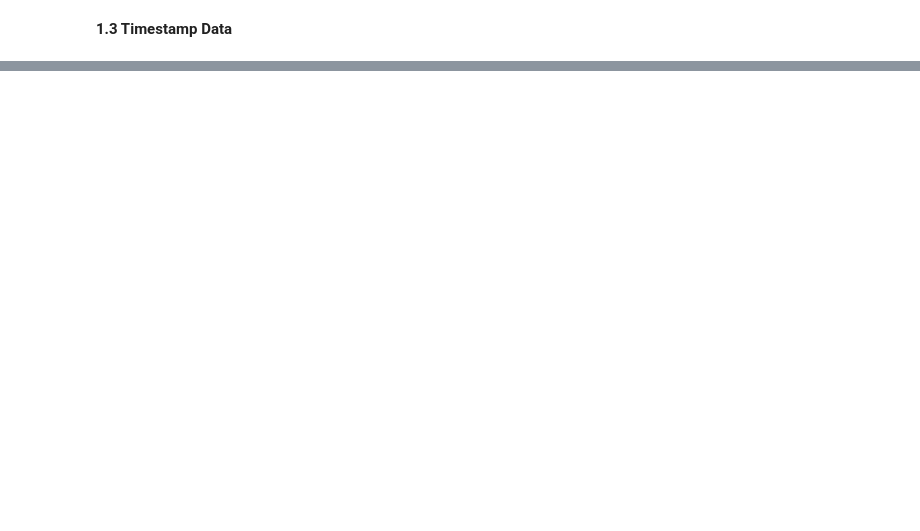
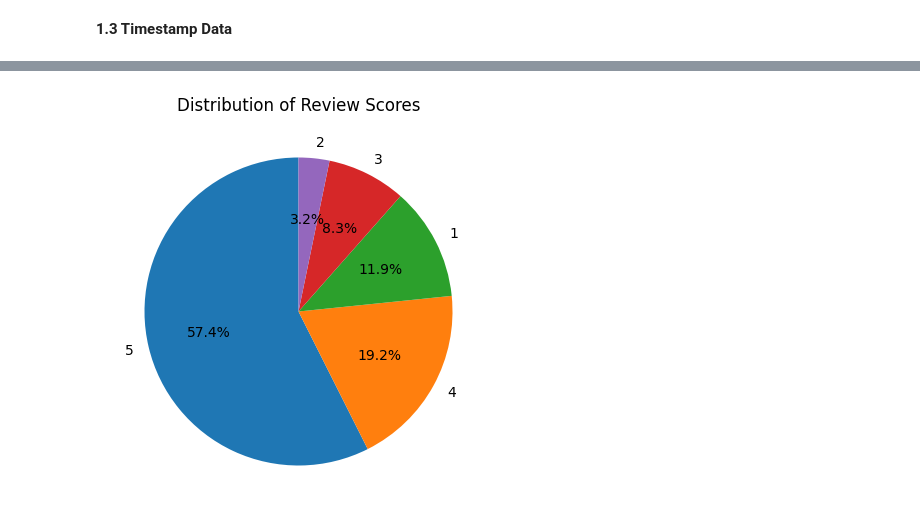
Before and after one commit to MDA1422/BIDM_Tasks, a Jupyter notebook: BIDM_Assignment.ipynb, the cells around one changed output, grey strips where cells are left out. Drawn from its saved outputs; the diff is of its cells as text; code cells hidden in the pictures; blank space fills up the shorter version.

```diff
--- a/BIDM_Assignment.ipynb
+++ b/BIDM_Assignment.ipynb
@@ -360,0 +361,44 @@ olist_orders_dataset.csv: order_purchase_timestamp
+# %%
+
+
+datasets_path = '/content/drive/MyDrive/olist_data'
+
+dataframes = {}
+
+# Loop through the files in the datasets_path
+for filename in os.listdir(datasets_path):
+    if filename.endswith('.csv'):
+        file_path = os.path.join(datasets_path, filename)
+
+        # Read the CSV file into a pandas DataFrame
+        df = pd.read_csv(file_path, encoding='latin-1')
+
+        # Store the DataFrame in the dictionary using the filename as the key
+        dataframes[filename] = df
+
+df1 = dataframes['olist_order_reviews_dataset.csv']
+df2 = dataframes['olist_orders_dataset.csv']
+df3 = df1['review_score']
+df4 = df2['order_id']
+
+# Calculate the counts of each review score
+score_counts = df1['review_score'].value_counts()
+
+# Calculate the percentages of each score
+score_percentages = (score_counts / score_counts.sum()) * 100
+
+# Create a pie chart
+plt.figure(figsize=(5, 5))
+plt.pie(score_percentages, labels=score_percentages.index, autopct='%1.1f%%', startangle=90)
+plt.title('Distribution of Review Scores')
+plt.show()
+# Extract the order_id from the filtered DataFrame
+low_rating_order_ids = filtered_df1['order_id'].tolist()
+
+# Merge filtered_df1 with df2 to get customer_id
+low_r_customer = pd.merge(filtered_df1[['order_id']], df2[['order_id', 'customer_id']], on='order_id', how='left')
+
+# Get the unique customer IDs
+low_r_customer_ids = low_r_customer['customer_id'].unique().tolist()
+# %% [output]
+[figure, added]
```
Also changed, not shown: parts of 19 cells of this notebook.
